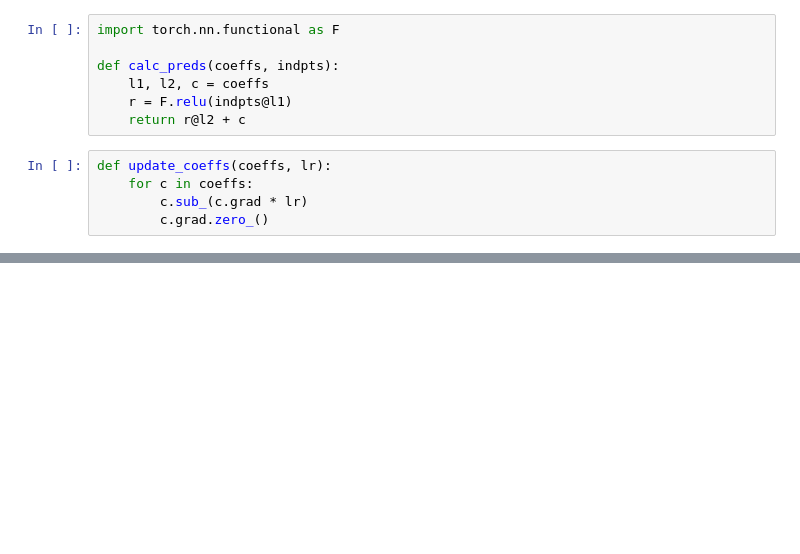
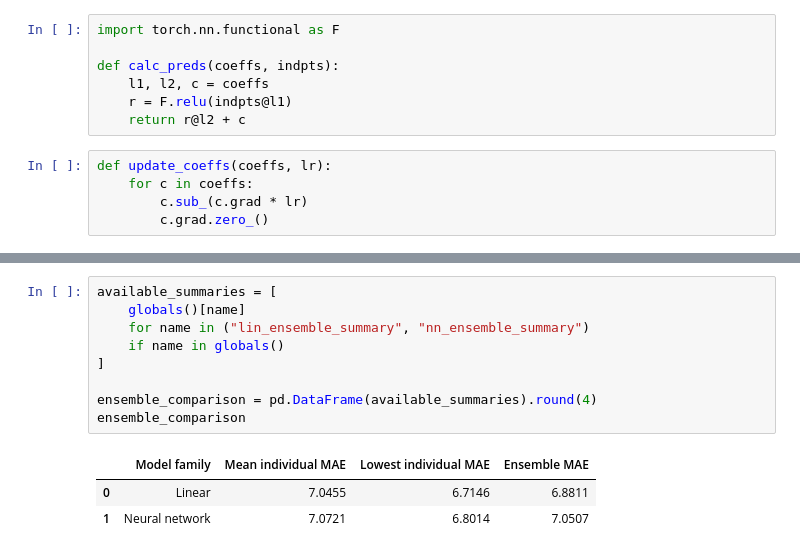
Before and after one commit to nswekosk/deep-learning-practice, a Jupyter notebook: tabular/real-estate-valuator-predictor.ipynb, the cells around one changed output, grey strips where cells are left out. Saved outputs shown, nothing was run; the diff lists cells and outputs as text; blank space fills up the shorter version.

Commit message:
main Updated real estate valuator notebook to include ensemble models to compare

```diff
--- a/tabular/real-estate-valuator-predictor.ipynb
+++ b/tabular/real-estate-valuator-predictor.ipynb
@@ -261,0 +398,13 @@ tensor(7.1681, grad_fn=<MeanBackward0>)
+# %%
+available_summaries = [
+    globals()[name]
+    for name in ("lin_ensemble_summary", "nn_ensemble_summary")
+    if name in globals()
+]
+
+ensemble_comparison = pd.DataFrame(available_summaries).round(4)
+ensemble_comparison
+# %% [output]
+|  | Model family | Mean individual MAE | Lowest individual MAE | Ensemble MAE |
+| 0 | Linear | 7.0455 | 6.7146 | 6.8811 |
+| 1 | Neural network | 7.0721 | 6.8014 | 7.0507 |
```
Also changed, not shown: parts of 25 cells of this notebook.
